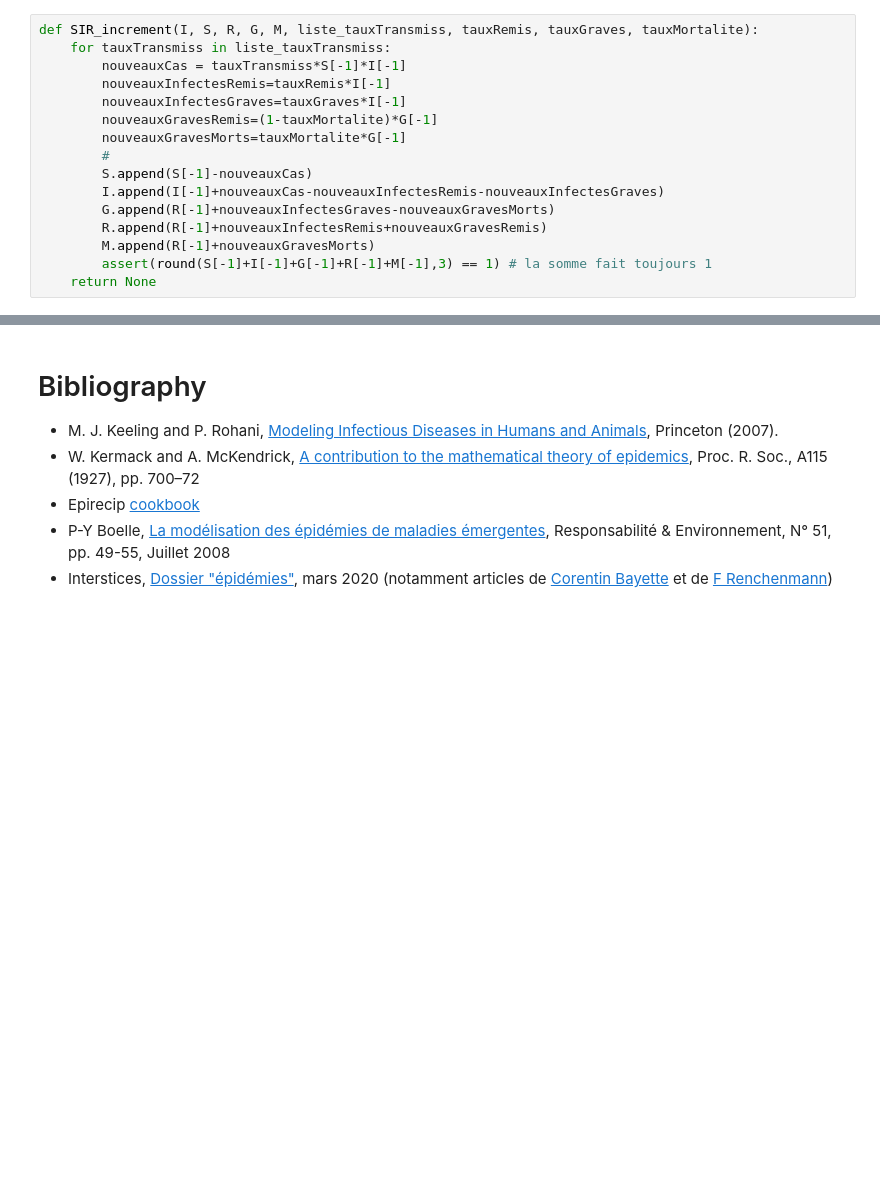
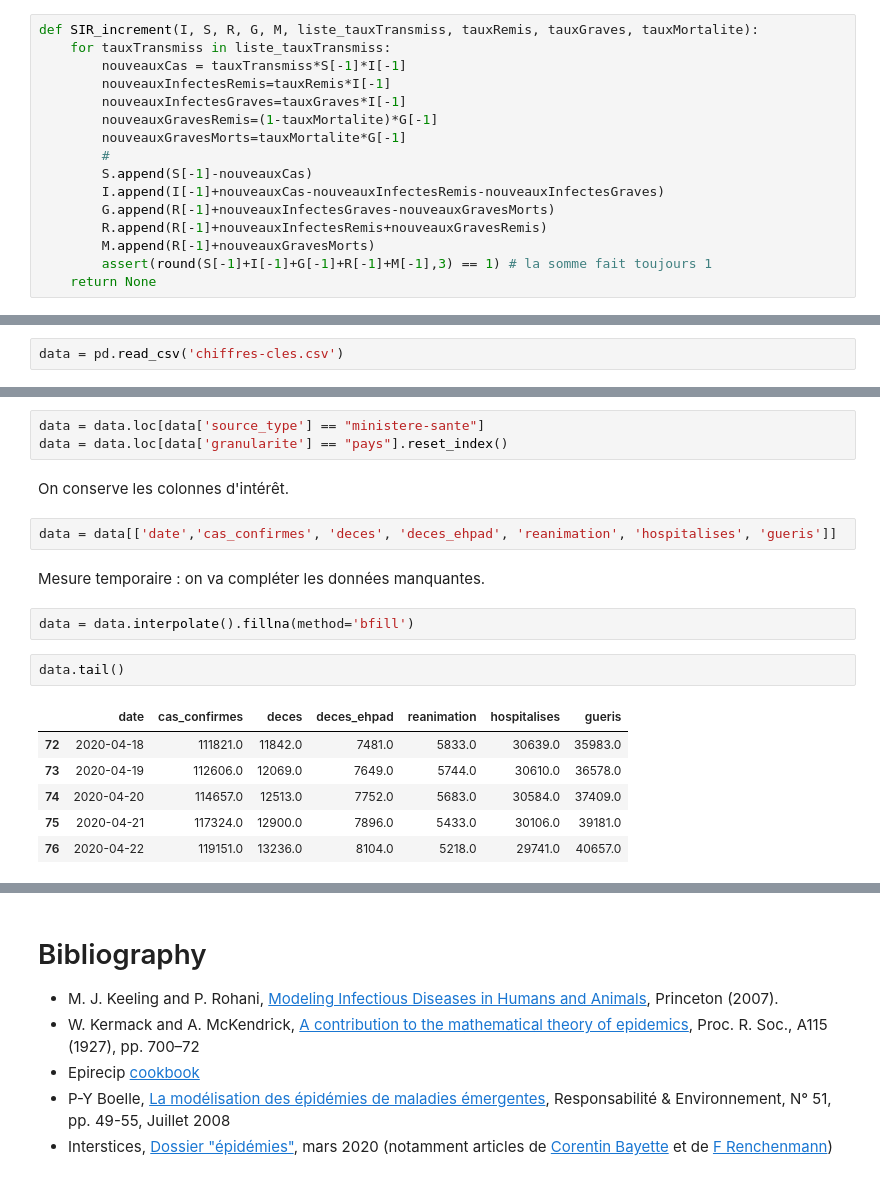
Before and after one commit to cristal-smac/mas_basics, a Jupyter notebook: covid_simulation.ipynb, the cells around one changed output, grey strips where cells are left out. Saved outputs shown, nothing was run; the diff lists cells and outputs as text; blank space fills up the shorter version.

```diff
--- a/covid_simulation.ipynb
+++ b/covid_simulation.ipynb
@@ -506,0 +597,2 @@ def SIR_increment(I, S, R, G, M, liste_tauxTransmiss, tauxRemis, tauxGraves, tau
+# %%
+data = pd.read_csv('chiffres-cles.csv')
@@ -506,0 +601,20 @@ def SIR_increment(I, S, R, G, M, liste_tauxTransmiss, tauxRemis, tauxGraves, tau
+# %%
+data = data.loc[data['source_type'] == "ministere-sante"]
+data = data.loc[data['granularite'] == "pays"].reset_index()
+# %% [markdown]
+On conserve les colonnes d'intérêt.
+# %%
+data = data[['date','cas_confirmes', 'deces', 'deces_ehpad', 'reanimation', 'hospitalises', 'gueris']]
+# %% [markdown]
+Mesure temporaire : on va compléter les données manquantes.
+# %%
+data = data.interpolate().fillna(method='bfill')
+# %%
+data.tail()
+# %% [output]
+|  | date | cas_confirmes | deces | deces_ehpad | reanimation | hospitalises | gueris |
+| 72 | 2020-04-18 | 111821.0 | 11842.0 | 7481.0 | 5833.0 | 30639.0 | 35983.0 |
+| 73 | 2020-04-19 | 112606.0 | 12069.0 | 7649.0 | 5744.0 | 30610.0 | 36578.0 |
+| 74 | 2020-04-20 | 114657.0 | 12513.0 | 7752.0 | 5683.0 | 30584.0 | 37409.0 |
+| 75 | 2020-04-21 | 117324.0 | 12900.0 | 7896.0 | 5433.0 | 30106.0 | 39181.0 |
+| 76 | 2020-04-22 | 119151.0 | 13236.0 | 8104.0 | 5218.0 | 29741.0 | 40657.0 |
```
Also changed, not shown: parts of 42 cells of this notebook, 1 other file.
